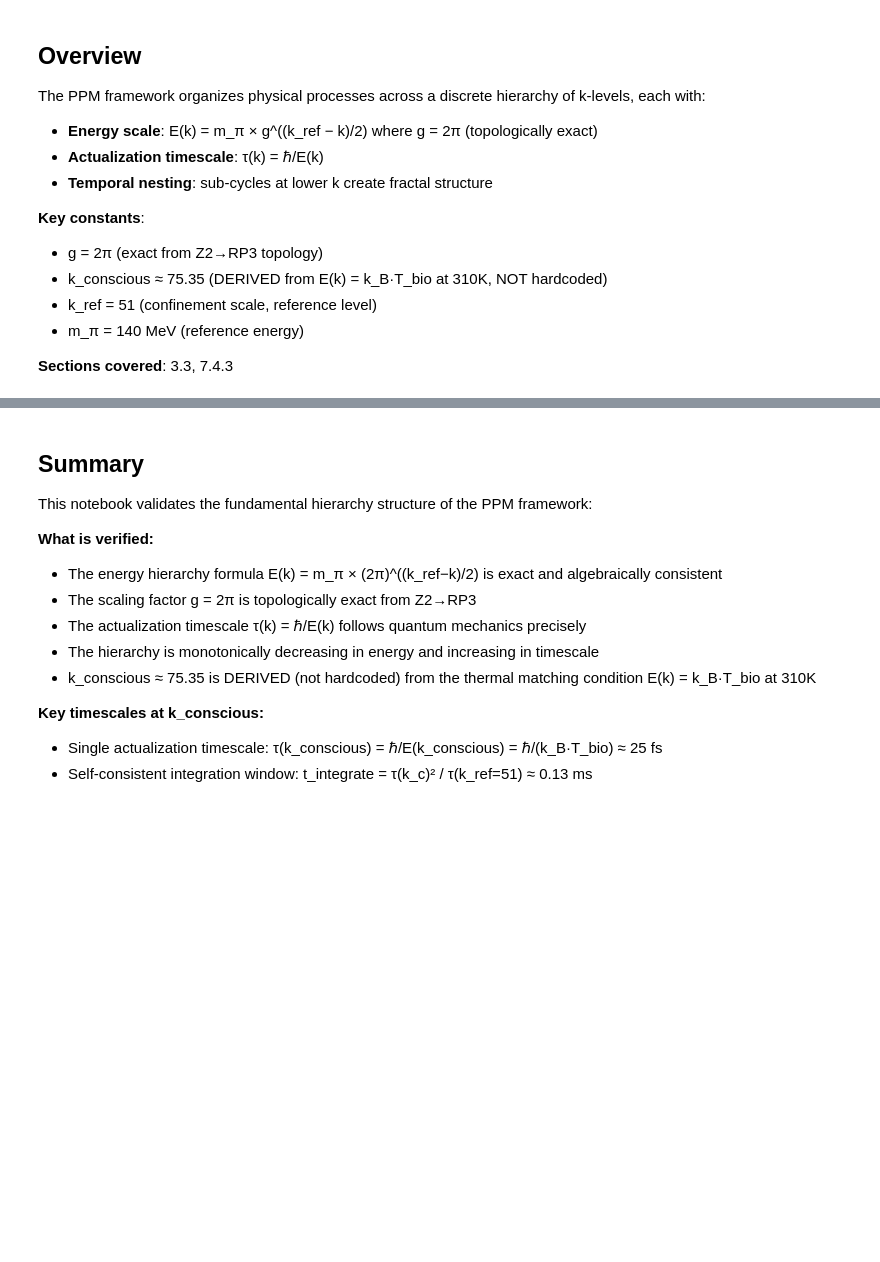
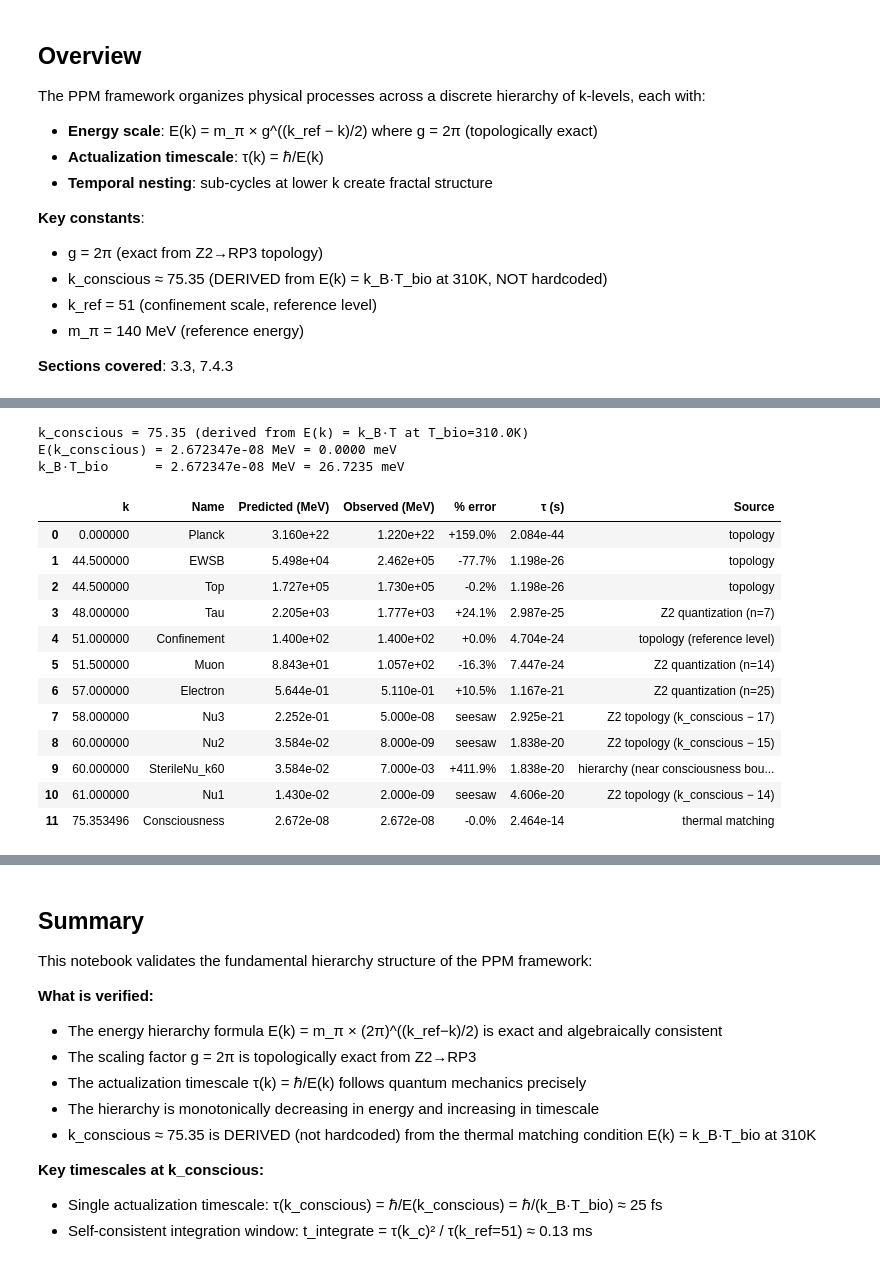
Before and after one commit to woz5999/ppm-framework, a Jupyter notebook: notebooks/01_hierarchy_and_timescales.ipynb, the cells around one changed output, grey strips where cells are left out. Drawn from its saved outputs; the diff is of its cells as text; code cells hidden in the pictures; blank space fills up the shorter version.

```diff
--- a/notebooks/01_hierarchy_and_timescales.ipynb
+++ b/notebooks/01_hierarchy_and_timescales.ipynb
@@ -38,38 +40,53 @@ print(f"k_B·T_bio      = {FRAMEWORK['kBT_MeV']:.6e} MeV = {FRAMEWORK['kBT_eV']*
 print()
 
 # Build DataFrame from ENERGY_SCALES
 from ppm.constants import ENERGY_SCALES
 
 SEESAW_ENTRIES = {'Nu1', 'Nu2', 'Nu3'}
 
 rows = []
 for name, entry in sorted(ENERGY_SCALES.items(), key=lambda x: x[1]['k']):
     k      = entry['k']
     E_pred = entry['E_GeV_predicted'] * 1e3   # MeV
     E_obs  = entry['E_GeV_observed']  * 1e3   # MeV
     tau    = actualization_timescale(k)['tau_quantum_s']
 
     if name in SEESAW_ENTRIES:
         pct = 'seesaw'
     elif E_obs > 0:
         pct = f"{(E_pred - E_obs) / E_obs * 100:+.1f}%"
     else:
         pct = '—'
 
     rows.append({
-        'k':            k,
-        'Name':         name,
+        'k':               k,
+        'Name':            name,
         'Predicted (MeV)': f"{E_pred:.3e}",
         'Observed (MeV)':  f"{E_obs:.3e}",
         '% error':         pct,
         'τ (s)':           f"{tau:.3e}",
         'Source':          entry['source'],
     })
 
 df = pd.DataFrame(rows)
-pd.set_option('display.max_colwidth', None)
-pd.set_option('display.width', 120)
-display(df.to_string(index=False))
+display(df)
+# %% [output]
+k_conscious = 75.35 (derived from E(k) = k_B·T at T_bio=310.0K)
+E(k_conscious) = 2.672347e-08 MeV = 0.0000 meV
+k_B·T_bio      = 2.672347e-08 MeV = 26.7235 meV
+|  | k | Name | Predicted (MeV) | Observed (MeV) | % error | τ (s) | Source |
+| 0 | 0.000000 | Planck | 3.160e+22 | 1.220e+22 | +159.0% | 2.084e-44 | topology |
+| 1 | 44.500000 | EWSB | 5.498e+04 | 2.462e+05 | -77.7% | 1.198e-26 | topology |
+| 2 | 44.500000 | Top | 1.727e+05 | 1.730e+05 | -0.2% | 1.198e-26 | topology |
+| 3 | 48.000000 | Tau | 2.205e+03 | 1.777e+03 | +24.1% | 2.987e-25 | Z2 quantization (n=7) |
+| 4 | 51.000000 | Confinement | 1.400e+02 | 1.400e+02 | +0.0% | 4.704e-24 | topology (reference level) |
+| 5 | 51.500000 | Muon | 8.843e+01 | 1.057e+02 | -16.3% | 7.447e-24 | Z2 quantization (n=14) |
+| 6 | 57.000000 | Electron | 5.644e-01 | 5.110e-01 | +10.5% | 1.167e-21 | Z2 quantization (n=25) |
+| 7 | 58.000000 | Nu3 | 2.252e-01 | 5.000e-08 | seesaw | 2.925e-21 | Z2 topology (k_conscious − 17) |
+| 8 | 60.000000 | Nu2 | 3.584e-02 | 8.000e-09 | seesaw | 1.838e-20 | Z2 topology (k_conscious − 15) |
+| 9 | 60.000000 | SterileNu_k60 | 3.584e-02 | 7.000e-03 | +411.9% | 1.838e-20 | hierarchy (near consciousness bou... |
+| 10 | 61.000000 | Nu1 | 1.430e-02 | 2.000e-09 | seesaw | 4.606e-20 | Z2 topology (k_conscious − 14) |
+| 11 | 75.353496 | Consciousness | 2.672e-08 | 2.672e-08 | -0.0% | 2.464e-14 | thermal matching |
 # %%
 # Plot E(k) vs k on log scale - publication quality
 k_values = np.linspace(0, 80, 300)
```
Also changed, not shown: parts of 6 cells of this notebook.
